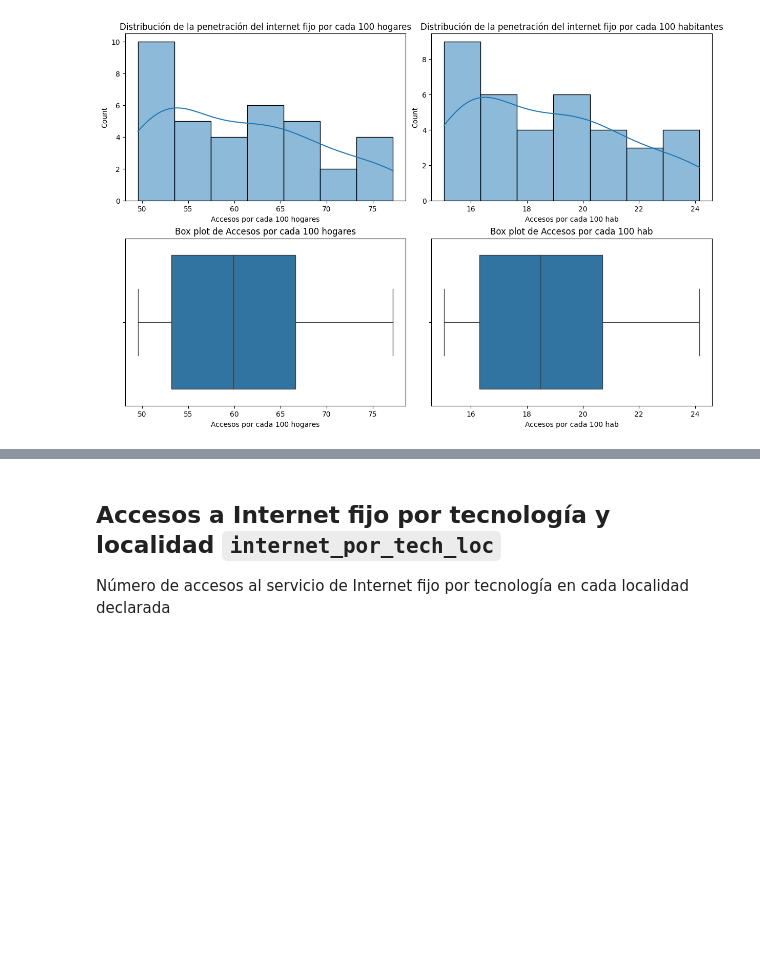
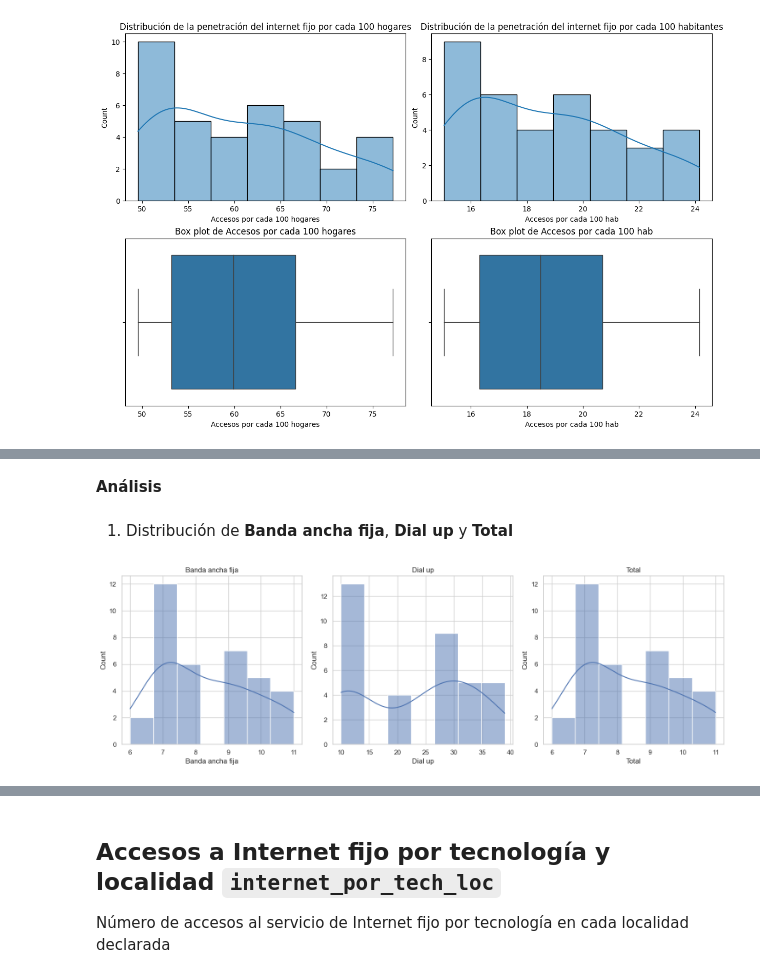
Before and after one commit to PedroLiLL/Telecommunications-Data-Analysis, a Jupyter notebook: EDA.ipynb, the cells around one changed output, grey strips where cells are left out. Drawn from its saved outputs; the diff is of its cells as text; code cells hidden in the pictures; blank space fills up the shorter version.

```diff
--- a/EDA.ipynb
+++ b/EDA.ipynb
@@ -267,0 +307,3 @@ plt.show()
+# %%
+internet_baf_total = pd.read_csv('../Telecommunications-Data-Analysis/Original datasets/3-Internet_BAF.csv')
+internet_baf_total.head()
@@ -267,0 +347,28 @@ plt.show()
+# %% [markdown]
+**Análisis**
+# %% [markdown]
+1. Distribución de **Banda ancha fija**, **Dial up** y **Total**
+# %%
+sns.set(style="whitegrid")
+
+fig, axes = plt.subplots(nrows=1, ncols=3, figsize=(15, 5))
+
+# Histograma para 'Banda ancha fija'
+sns.histplot(internet_baf_total['Banda ancha fija'], kde=True, ax=axes[0])
+axes[0].set_title('Banda ancha fija')
+
+# Histograma para 'Dial up'
+sns.histplot(internet_baf_total['Dial up'], kde=True, ax=axes[1])
+axes[1].set_title('Dial up')
+
+# Histograma para 'Total'
+sns.histplot(internet_baf_total['Total'], kde=True, ax=axes[2])
+axes[2].set_title('Total')
+
+# Ajusta el diseño de los subgráficos
+plt.tight_layout()
+
+# Muestra la imagen
+plt.show()
+# %% [output]
+[figure, added]
```
Also changed, not shown: parts of 63 cells of this notebook.
